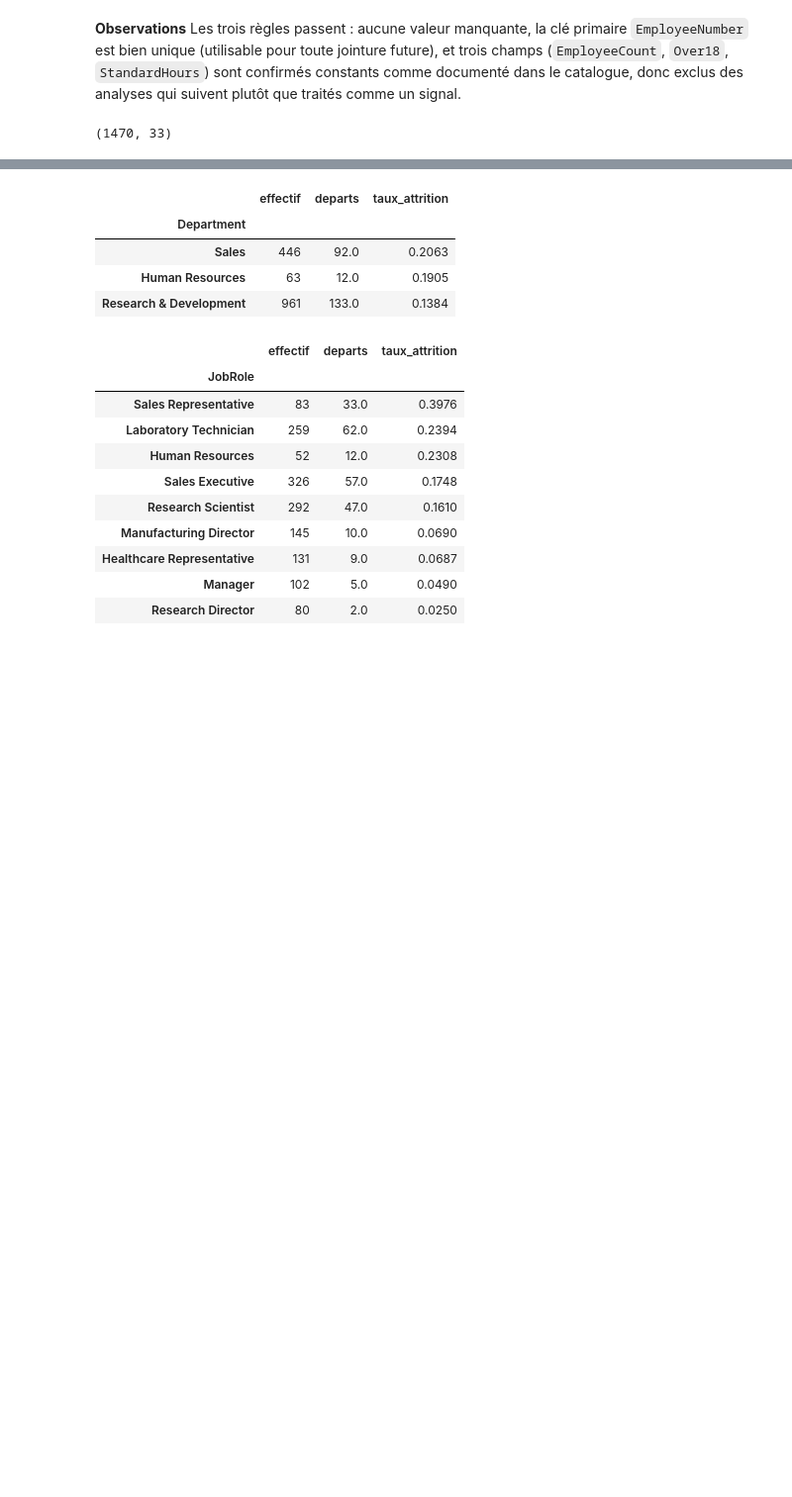
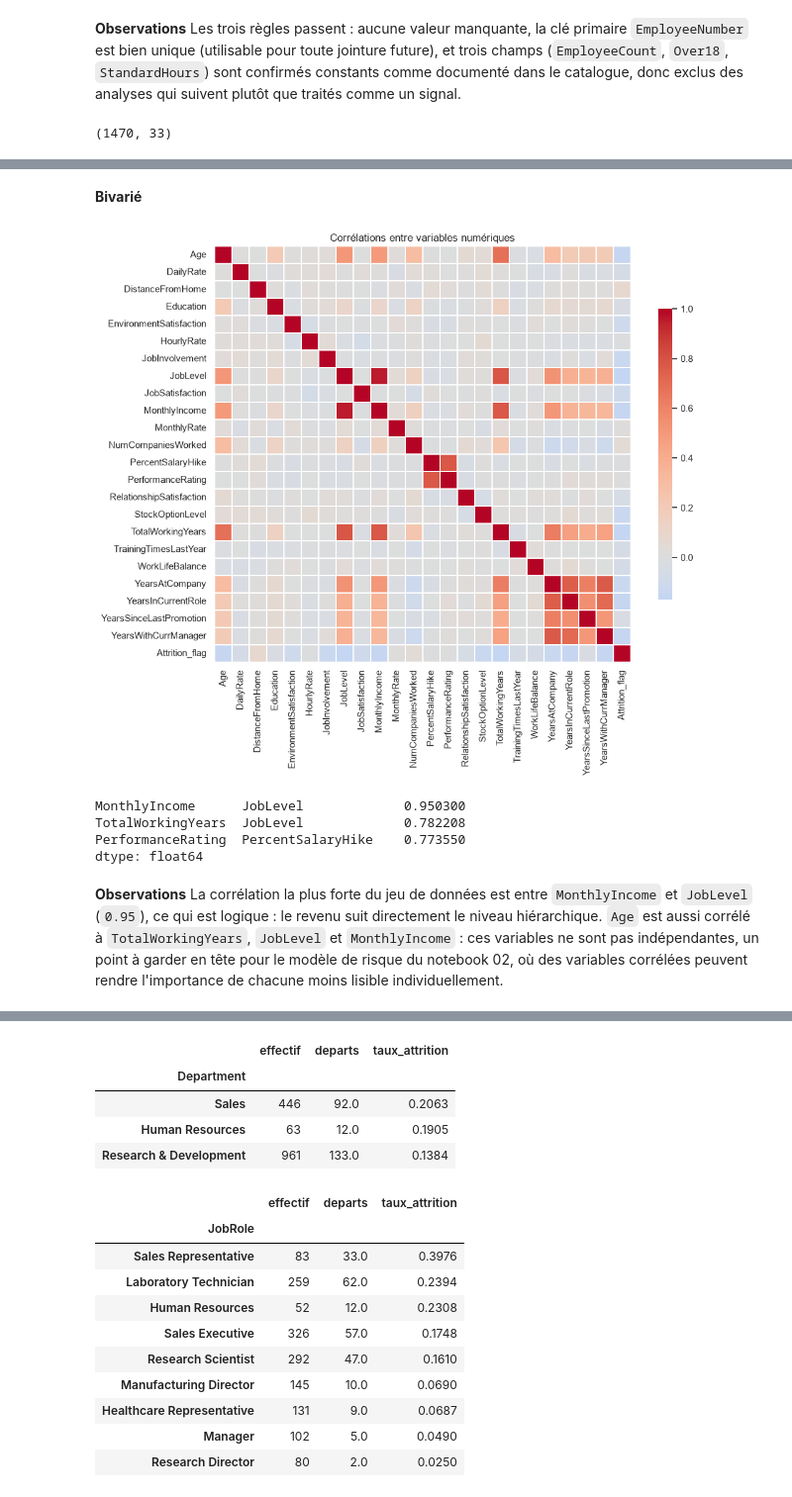
Before and after one commit to juliettebm/hr-master-data-analytics, a Jupyter notebook: notebooks/01_hr_analytics_kpis.ipynb, the cells around one changed output, grey strips where cells are left out. Shown at 99% size. Saved outputs shown, nothing was run; the diff lists cells and outputs as text; code cells hidden in the pictures; blank space fills up the shorter version.

```diff
--- a/notebooks/01_hr_analytics_kpis.ipynb
+++ b/notebooks/01_hr_analytics_kpis.ipynb
@@ -102,0 +139,39 @@ df.shape
+# %% [markdown]
+**Bivarié**
+# %%
+num_cols = df.select_dtypes(include="number").columns.drop("EmployeeNumber")
+corr = df[num_cols].corr()
+
+fig, ax = plt.subplots(figsize=(11, 9))
+sns.heatmap(corr, cmap="coolwarm", center=0, square=True, linewidths=0.3, ax=ax,
+            cbar_kws={"shrink": 0.7})
+ax.set_title("Corrélations entre variables numériques")
+plt.tight_layout()
+plt.savefig("../reports/bivarie_correlation_heatmap.png", dpi=150)
+plt.show()
+# %% [output]
+[figure, added]
+# %%
+# paires de variables les plus corrélées hors diagonale (et hors doublons symétriques)
+corr_unstacked = corr.abs().unstack()
+corr_unstacked = corr_unstacked[corr_unstacked < 1.0]
+top_pairs = corr_unstacked.sort_values(ascending=False).drop_duplicates().head(3)
+top_pairs
+# %% [output]
+MonthlyIncome      JobLevel             0.950300
+TotalWorkingYears  JobLevel             0.782208
+PerformanceRating  PercentSalaryHike    0.773550
+dtype: float64
+# %%
+top_pair = top_pairs.index[0]
+top_val = top_pairs.iloc[0]
+
+display(Markdown(
+    f"**Observations** La corrélation la plus forte du jeu de données est entre `{top_pair[0]}` et "
+    f"`{top_pair[1]}` (`{top_val:.2f}`), ce qui est logique : le revenu suit directement le niveau "
+    f"hiérarchique. `Age` est aussi corrélé à `TotalWorkingYears`, `JobLevel` et `MonthlyIncome` : ces "
+    f"variables ne sont pas indépendantes, un point à garder en tête pour le modèle de risque du notebook 02, "
+    f"où des variables corrélées peuvent rendre l'importance de chacune moins lisible individuellement."
+))
+# %% [output]
+**Observations** La corrélation la plus forte du jeu de données est entre `MonthlyIncome` et `JobLevel` (`0.95`), ce qui est logique : le revenu suit directement le niveau hiérarchique. `Age` est aussi corrélé à `TotalWorkingYears`, `JobLevel` et `MonthlyIncome` : ces variables ne sont pas indépendantes, un point à garder en tête pour le modèle de risque du notebook 02, où des variables corrélées peuvent rendre l'importance de chacune moins lisible individuellement.
```
Also changed, not shown: parts of 15 cells of this notebook, 4 other files.
